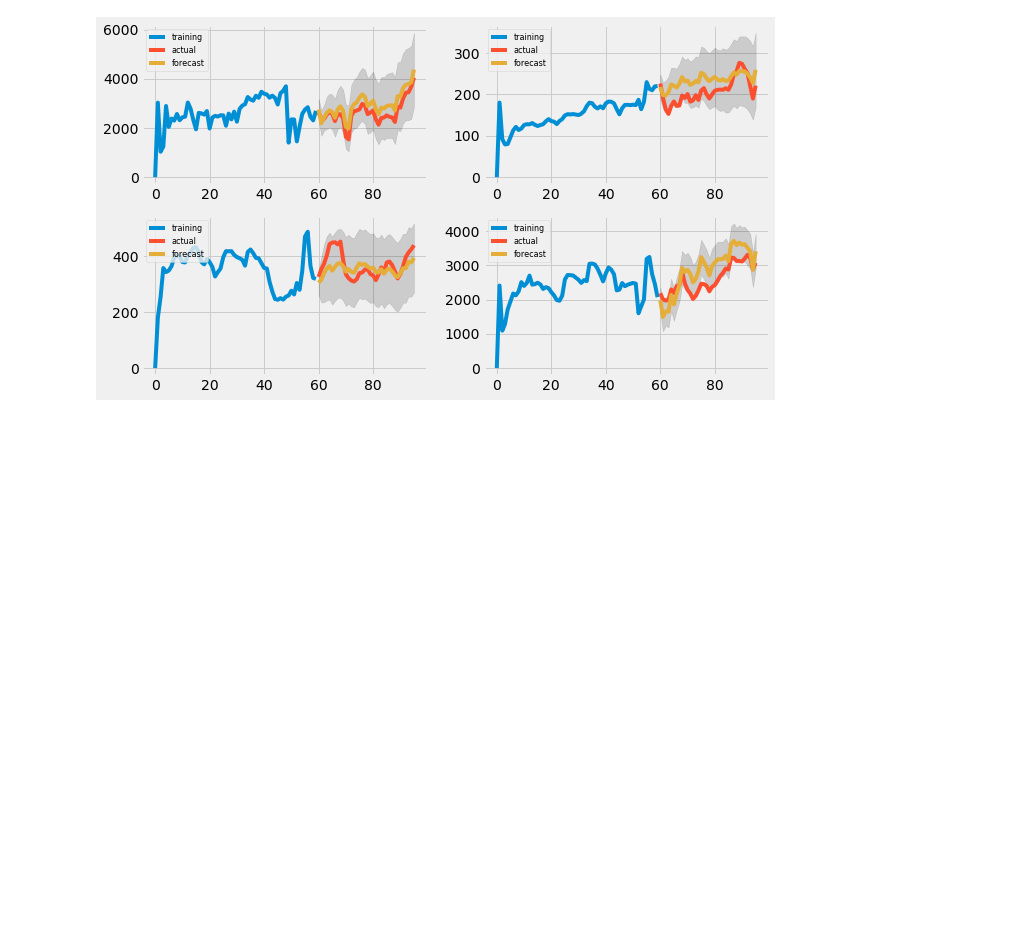
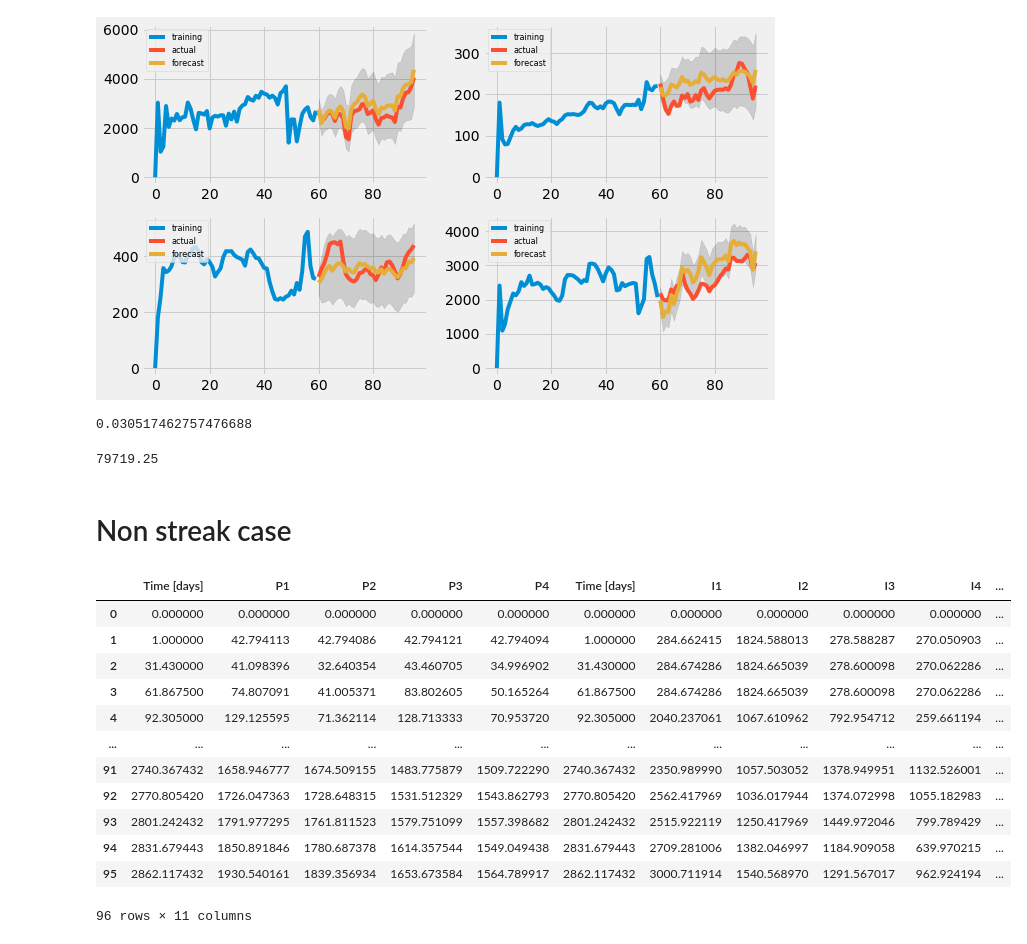
Before and after one commit to Genndoso/Comparison-of-Capacitance-Resistance-Model-versus-machine-learning-algorithm-for-history-matching, a Jupyter notebook: SARIMAX.ipynb, the cells around one changed output. Drawn from its saved outputs; the diff is of its cells as text; code cells hidden in the pictures; blank space fills up the shorter version.

```diff
--- a/SARIMAX.ipynb
+++ b/SARIMAX.ipynb
@@ -175,3 +175,40 @@ ax[1,1].legend(loc='upper left', fontsize=8)
 198702.57590943898
 <matplotlib.legend.Legend at 0x...>
 [figure]
+# %%
+(0.48770151833857467+(-0.26471193043401775)+-0.13143719963212686)/3
+# %% [output]
+0.030517462757476688
+# %%
+(117438+1103+1634+198702)/4
+# %% [output]
+79719.25
+# %% [markdown]
+# Non streak case
+# %%
+prod_nonstreak = pd.read_excel('./Non_Streak/Production_nonstreak.xlsx')
+inj_nonstreak = pd.read_excel('./Non_Streak/Injection_nonstreak.xlsx')
+# %%
+try:
+
+    inj_streak = inj_nonstreak.drop(columns=['Time [days]'])
+except KeyError:
+    inj_nonstreak
+
+
+streak = pd.concat([prod_nonstreak,inj_nonstreak],axis=1)
+streak
+# %% [output]
+|  | Time [days] | P1 | P2 | P3 | P4 | Time [days] | I1 | I2 | I3 | I4 | ... |
+| 0 | 0.000000 | 0.000000 | 0.000000 | 0.000000 | 0.000000 | 0.000000 | 0.000000 | 0.000000 | 0.000000 | 0.000000 | ... |
+| 1 | 1.000000 | 42.794113 | 42.794086 | 42.794121 | 42.794094 | 1.000000 | 284.662415 | 1824.588013 | 278.588287 | 270.050903 | ... |
+| 2 | 31.430000 | 41.098396 | 32.640354 | 43.460705 | 34.996902 | 31.430000 | 284.674286 | 1824.665039 | 278.600098 | 270.062286 | ... |
+| 3 | 61.867500 | 74.807091 | 41.005371 | 83.802605 | 50.165264 | 61.867500 | 284.674286 | 1824.665039 | 278.600098 | 270.062286 | ... |
+| 4 | 92.305000 | 129.125595 | 71.362114 | 128.713333 | 70.953720 | 92.305000 | 2040.237061 | 1067.610962 | 792.954712 | 259.661194 | ... |
+| ... | ... | ... | ... | ... | ... | ... | ... | ... | ... | ... | ... |
+| 91 | 2740.367432 | 1658.946777 | 1674.509155 | 1483.775879 | 1509.722290 | 2740.367432 | 2350.989990 | 1057.503052 | 1378.949951 | 1132.526001 | ... |
+| 92 | 2770.805420 | 1726.047363 | 1728.648315 | 1531.512329 | 1543.862793 | 2770.805420 | 2562.417969 | 1036.017944 | 1374.072998 | 1055.182983 | ... |
+| 93 | 2801.242432 | 1791.977295 | 1761.811523 | 1579.751099 | 1557.398682 | 2801.242432 | 2515.922119 | 1250.417969 | 1449.972046 | 799.789429 | ... |
+| 94 | 2831.679443 | 1850.891846 | 1780.687378 | 1614.357544 | 1549.049438 | 2831.679443 | 2709.281006 | 1382.046997 | 1184.909058 | 639.970215 | ... |
+| 95 | 2862.117432 | 1930.540161 | 1839.356934 | 1653.673584 | 1564.789917 | 2862.117432 | 3000.711914 | 1540.568970 | 1291.567017 | 962.924194 | ... |
+96 rows × 11 columns
```
Also changed, not shown: parts of 4 cells of this notebook.
